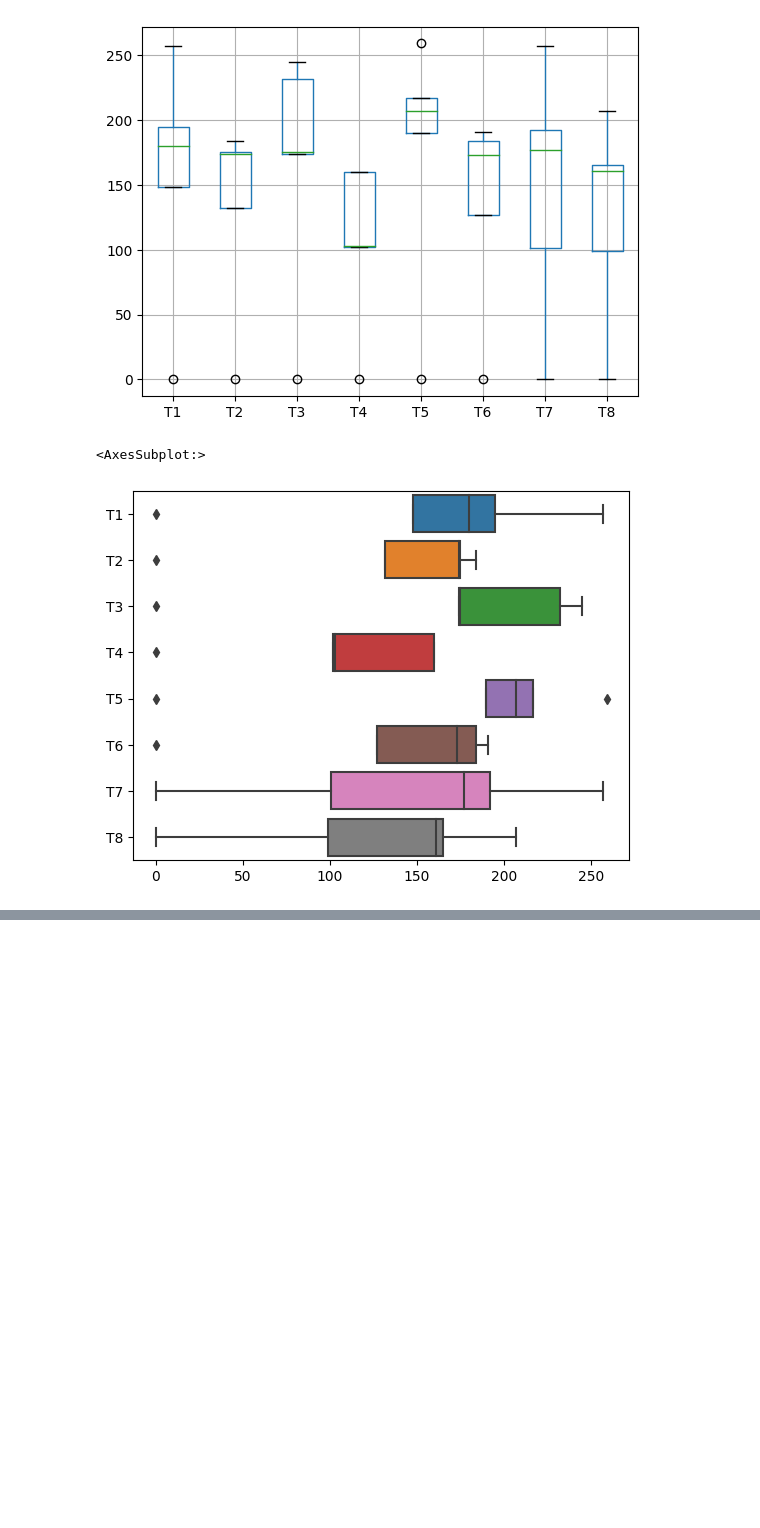
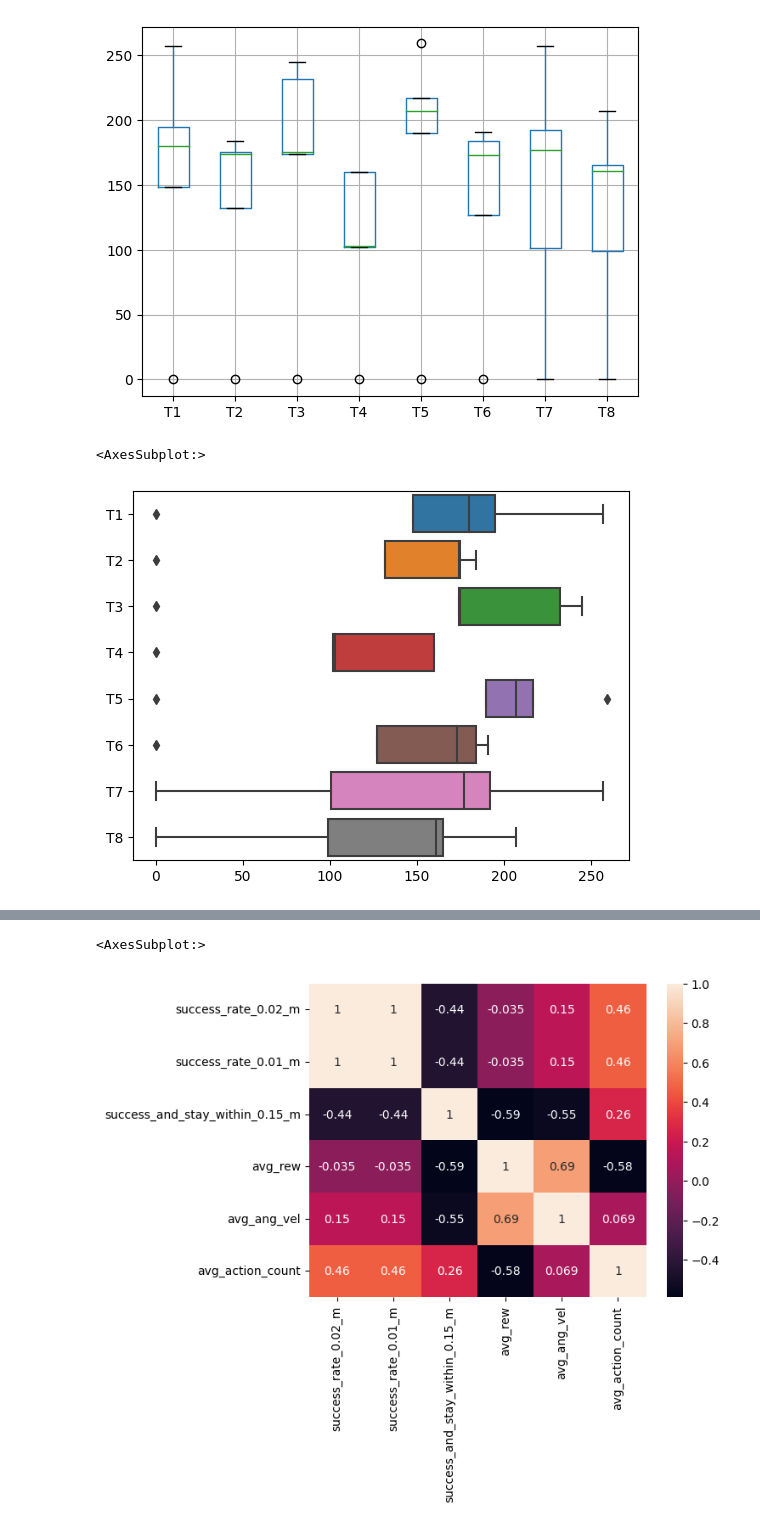
Before and after one commit to elharirymatteo/RANS, a Jupyter notebook: omniisaacgymenvs/utils/test_plots.ipynb, the cells around one changed output, grey strips where cells are left out. Cells and saved outputs as stored; diff of their text form; code cells hidden in the pictures; blank space fills up the shorter version.

```diff
--- a/omniisaacgymenvs/utils/test_plots.ipynb
+++ b/omniisaacgymenvs/utils/test_plots.ipynb
@@ -110,0 +111,2 @@ res_multi_linR
+# %%
+res_multi_expR = pd.read_csv("../evaluations/icra24/expR/multi_model_performance.csv", index_col=[0])
@@ -110,0 +128,5 @@ res_multi_linR
+# %%
+sns.heatmap(res_multi_expR.corr(), annot=True)
+# %% [output]
+<AxesSubplot:>
+[figure, added]
```
Also changed, not shown: parts of 3 cells of this notebook, 2 other files.
